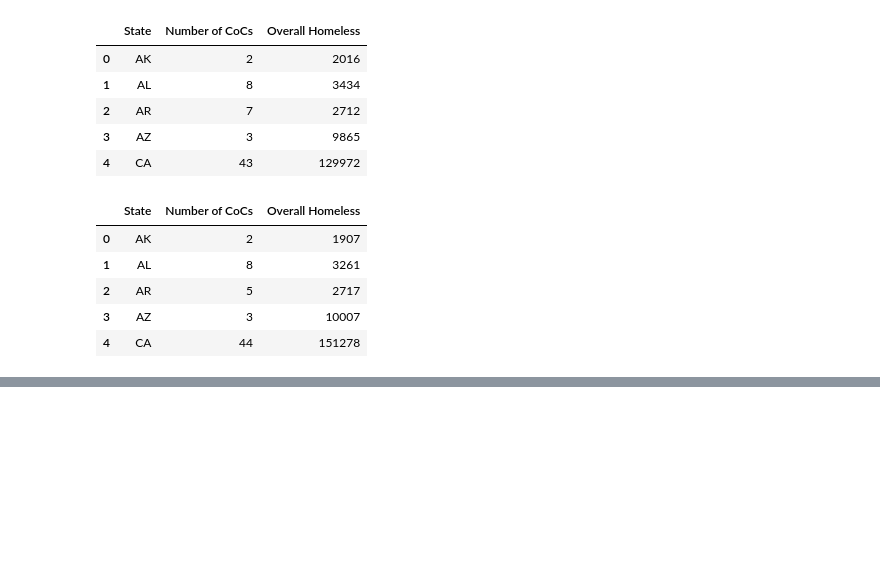
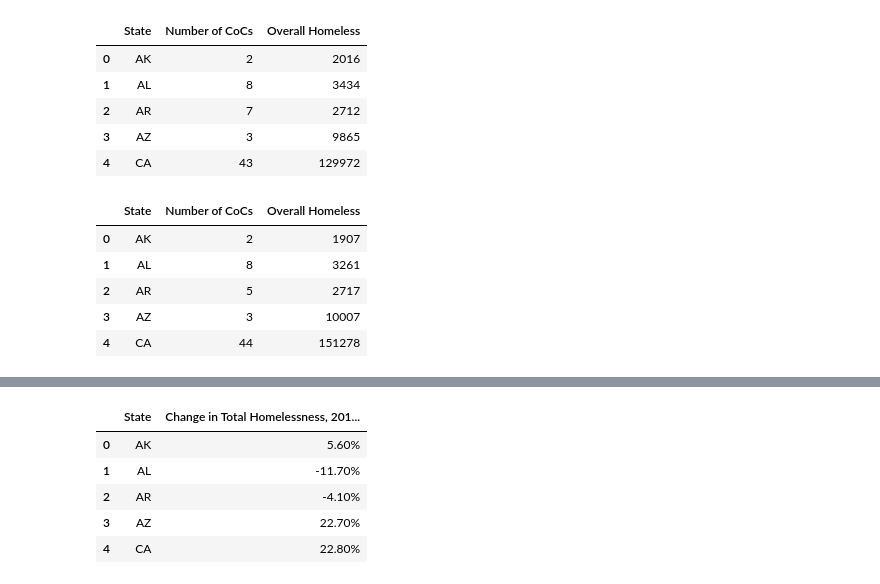
Before and after one commit to esther2897/project_one, a Jupyter notebook: Analysis.ipynb, the cells around one changed output, grey strips where cells are left out. Saved outputs shown, nothing was run; the diff lists cells and outputs as text; code cells hidden in the pictures; blank space fills up the shorter version.

```diff
--- a/Analysis.ipynb
+++ b/Analysis.ipynb
@@ -245,0 +154,10 @@ offline.plot(fig, auto_open=True, image = 'png', image_filename="homeless_map" ,
+# %%
+change_2017 = change_frame[['State', 'Change in Total Homelessness, 2017-2020']].copy()
+change_2017.head()
+# %% [output]
+|  | State | Change in Total Homelessness, 201... |
+| 0 | AK | 5.60% |
+| 1 | AL | -11.70% |
+| 2 | AR | -4.10% |
+| 3 | AZ | 22.70% |
+| 4 | CA | 22.80% |
```
Also changed, not shown: parts of 14 cells of this notebook, 3 other files.
